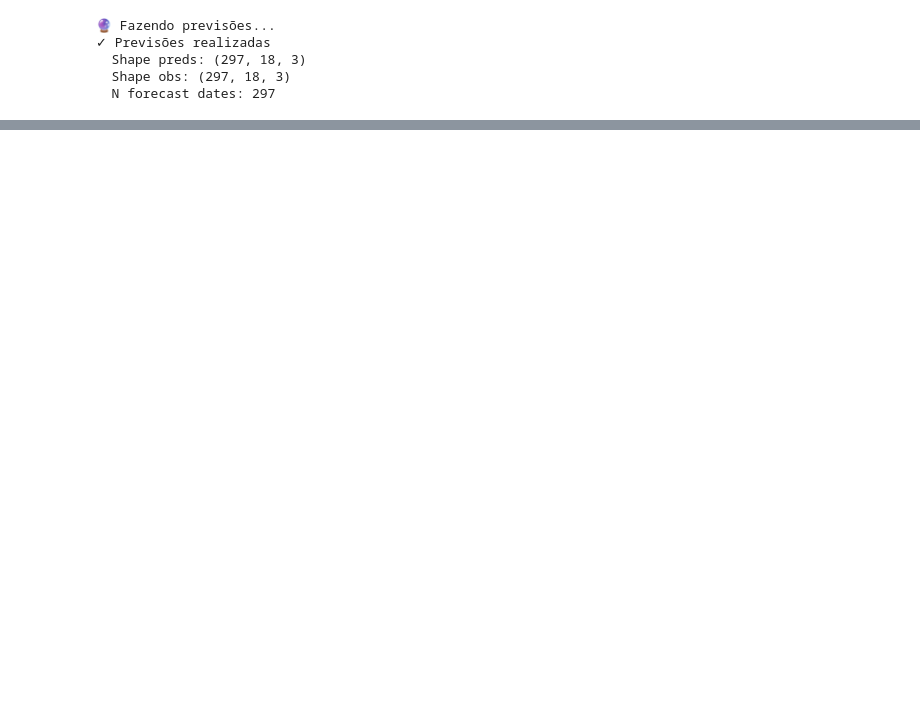
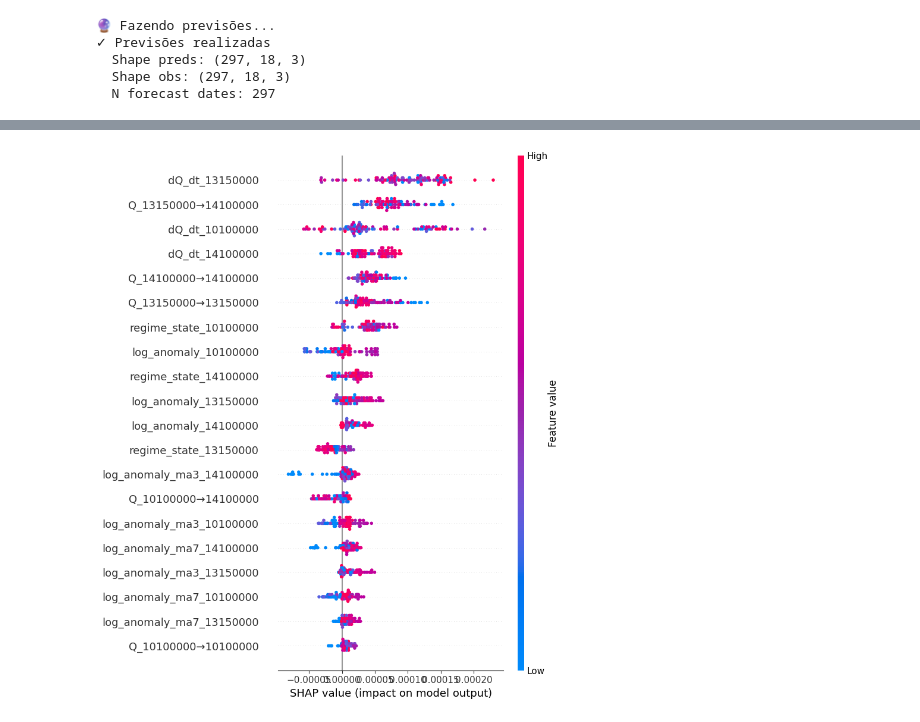
Before and after one commit to emilyamn/LSTM_Model_Amazon_Basins, a Jupyter notebook: notebooks/03_model_training.ipynb, the cells around one changed output, grey strips where cells are left out. Saved outputs shown, nothing was run; the diff lists cells and outputs as text; code cells hidden in the pictures; blank space fills up the shorter version.

```diff
--- a/notebooks/03_model_training.ipynb
+++ b/notebooks/03_model_training.ipynb
@@ -549,0 +697,15 @@ Error:
+# %%
+# ── CÉLULA SHAP 7: Summary plot ──────────────────────────────────────────────
+
+shap_flat = shap_array_clean.mean(axis=1)        # (n_test, n_features)
+X_flat    = test_enc.detach().numpy().mean(axis=1)  # (n_test, n_features)
+
+shap.summary_plot(
+    shap_flat,
+    X_flat,
+    feature_names=encoder_feature_names,
+    max_display=min(20, len(encoder_feature_names)),
+    show=True,
+)
+# %% [output]
+[figure, added]
```
Also changed, not shown: parts of 18 cells of this notebook, 2 other files.
